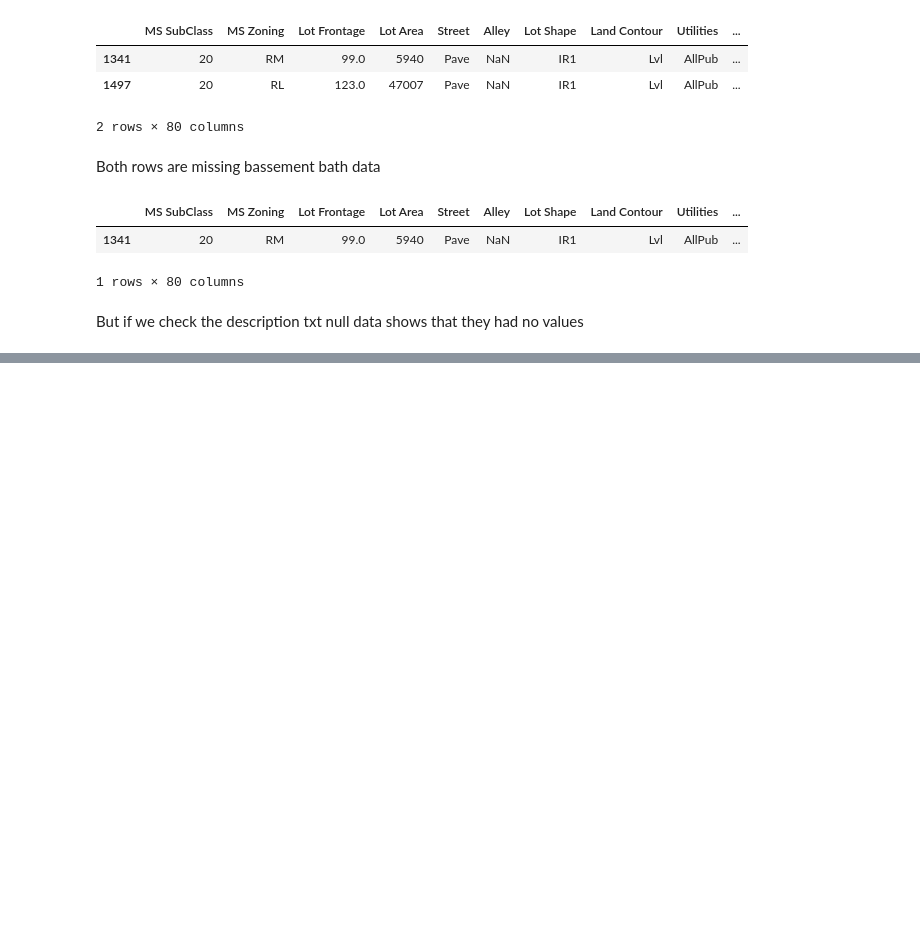
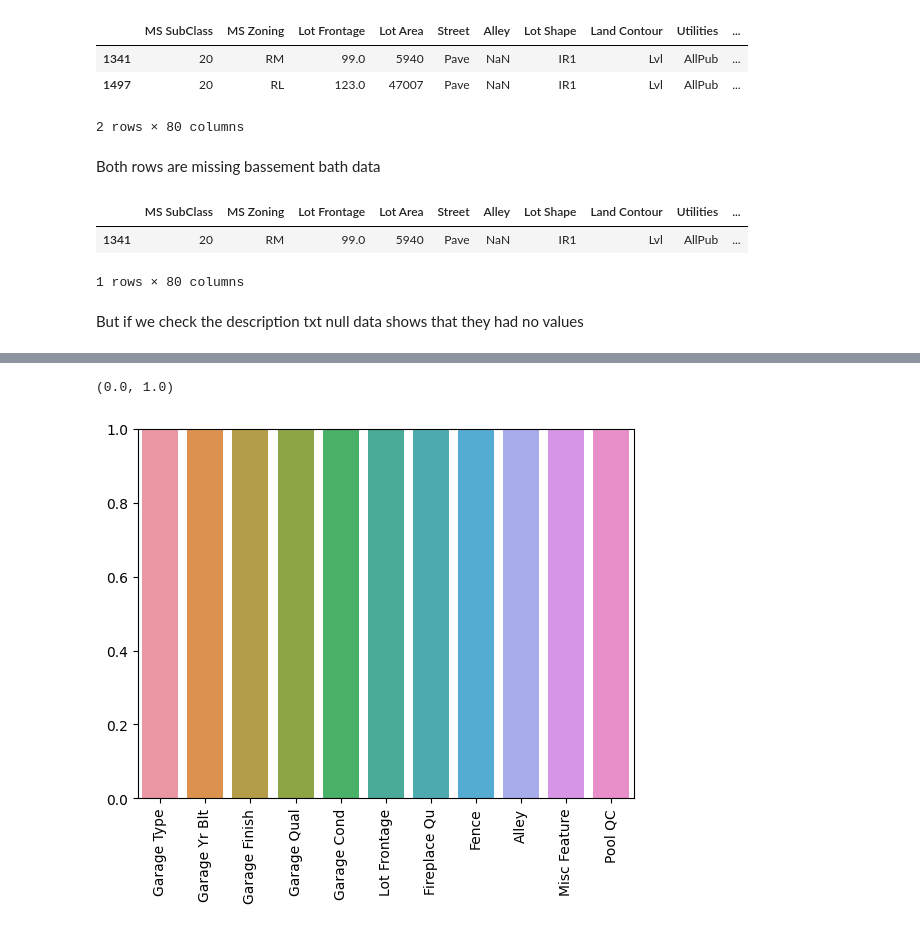
Before and after one commit to RagnarOkayy/DataAnalysisPython, a Jupyter notebook: UdemyDataCleaning.ipynb, the cells around one changed output, grey strips where cells are left out. Saved outputs shown, nothing was run; the diff lists cells and outputs as text; code cells hidden in the pictures; blank space fills up the shorter version.

```diff
--- a/UdemyDataCleaning.ipynb
+++ b/UdemyDataCleaning.ipynb
@@ -490,0 +554,4 @@ Lets set all of them to 0 for numerical and Non for Strings
+# %%
+df['Mas Vnr Type'] = df['Mas Vnr Type'].fillna('None')
+# %%
+df['Mas Vnr Area'] = df['Mas Vnr Area'].fillna(0)
@@ -490,0 +560,3 @@ Lets set all of them to 0 for numerical and Non for Strings
+# %%
+percent_nan = percent_missing(df)
+percent_nan
@@ -490,0 +576,8 @@ Lets set all of them to 0 for numerical and Non for Strings
+# %%
+plt.xticks(rotation= 90)
+sns.barplot(x=percent_nan.index, y = percent_nan)
+plt.ylim(0,1)
+# Everything is above teh 15
+# %% [output]
+(0.0, 1.0)
+[figure, added]
```
Also changed, not shown: parts of 74 cells of this notebook.
